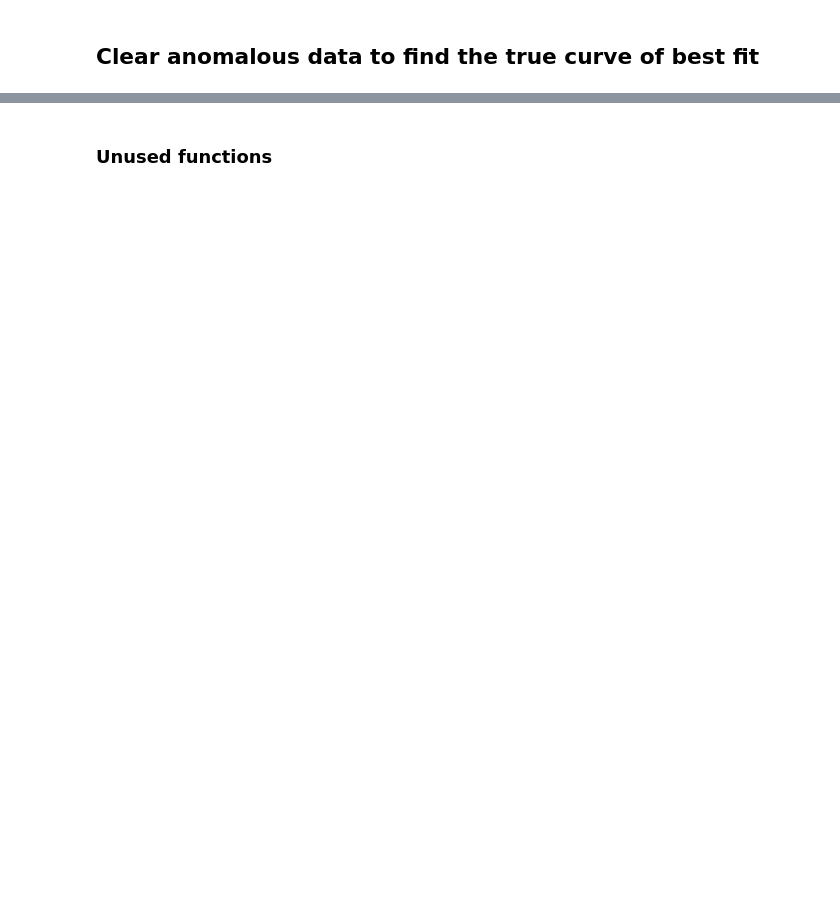
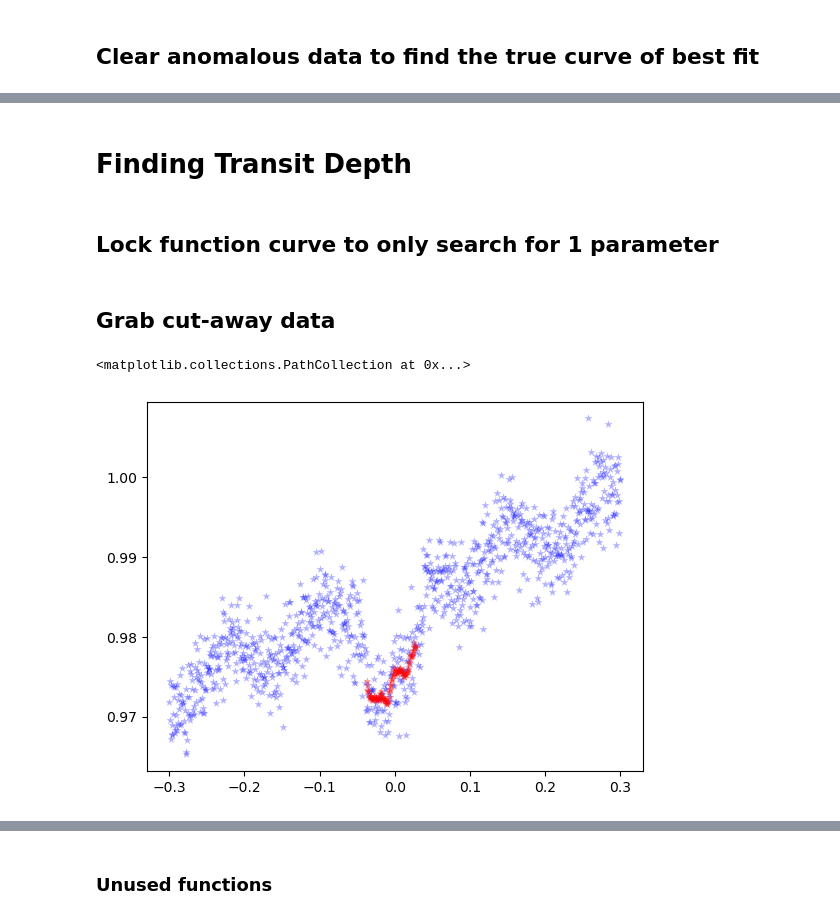
Before and after one commit to Starllation/ASTR-19-Group-Project, a Jupyter notebook: Group Project Task 2.ipynb, the cells around one changed output, grey strips where cells are left out. Cells and saved outputs as stored; diff of their text form; code cells hidden in the pictures; blank space fills up the shorter version.

```diff
--- a/Group Project Task 2.ipynb
+++ b/Group Project Task 2.ipynb
@@ -183,0 +187,4 @@ plt.savefig("PlanetLightCurveCut.pdf",format="pdf")
+# %% [markdown]
+# Finding Transit Depth
+# %% [markdown]
+## Lock function curve to only search for 1 parameter
@@ -183,0 +213,10 @@ plt.savefig("PlanetLightCurveCut.pdf",format="pdf")
+# %% [markdown]
+## Grab cut-away data
+# %%
+timeSectionSmooth = timeSmoothed[430:540]
+fluxSectionSmooth = fluxSmoothed[430:540]
+plt.scatter(time,flux,c='b',marker='*',linewidth=0.0025,alpha=0.3,zorder=1,label="Raw data")
+plt.scatter(timeSectionSmooth,fluxSectionSmooth,c='r',marker='*',linewidth=0.0025,alpha=0.4,zorder=2,label="Cut away data")
+# %% [output]
+<matplotlib.collections.PathCollection at 0x...>
+[figure, added]
```
Also changed, not shown: parts of 6 cells of this notebook.
